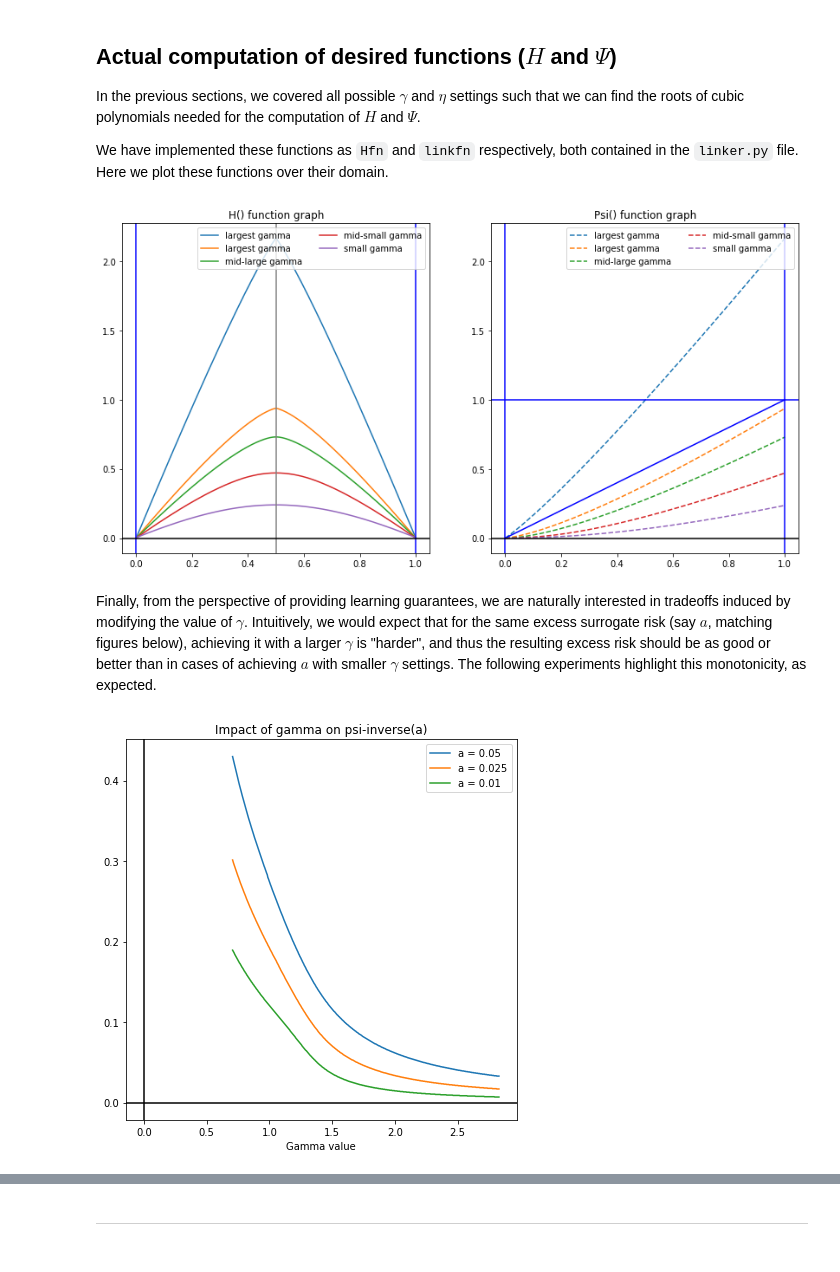
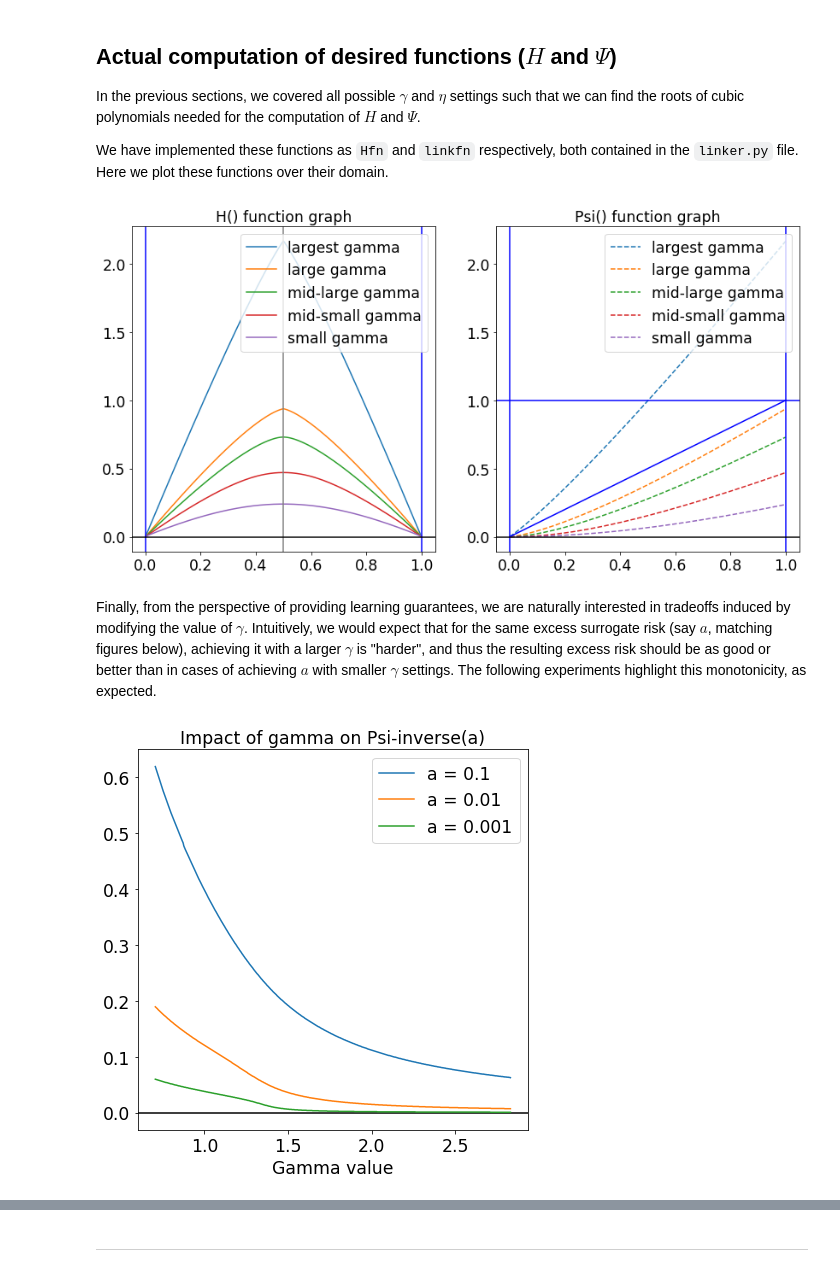
Before and after one commit to feedbackward/catcube, a Jupyter notebook: notebook.ipynb, the cells around one changed output, grey strips where cells are left out. Saved outputs shown, nothing was run; the diff lists cells and outputs as text; code cells hidden in the pictures.

```diff
--- a/notebook.ipynb
+++ b/notebook.ipynb
@@ -42,3 +42,6 @@ import linker as lnk
 # Image setup.
 saveImages = True
 imgDir = "img/"
+
+# Font size setup.
+FONTSIZE = "xx-large"
@@ -166,16 +205,17 @@ for i in range(len(gamvals)):
     linkvals = lnk.linkfn(theta=eta_range, gam=gamval)
     ax_1.plot(eta_range, Hvals, "-", label=gamlabel, color=gamcolour)
     ax_1.plot(eta_range, linkvals, "--", label=linklabel, color=gamcolour)
+    ax_1.tick_params(labelsize=FONTSIZE)
 
 plt.axvline(x=0.0, color="blue")
 plt.axvline(x=1.0, color="blue")
 plt.axhline(y=0, color="black")
-plt.title("Graphs of of H() and Psi() functions.")
-ax_1.legend(loc=1,ncol=2)
+plt.title("Graphs of of H() and Psi() functions.", size=FONTSIZE)
+ax_1.legend(loc=2,ncol=1, fontsize=FONTSIZE)
 plt.show()
 
 if saveImages:
-    myfig.savefig(imgDir+"Hfn_Linkfn_simplecase.pdf")
+    myfig.savefig(imgDir+"Hfn_Linkfn_simplecase.pdf", bbox_inches="tight")
 # %% [output]
 Small gamma = 0.282842712474619
 --
@@ -224,14 +264,15 @@ for i in range(len(gamvals)):
     ax_1.plot(eta_range,
               np.log(np.abs(discrimvals))*np.sign(discrimvals),
               "-", label=gamlabel)
+    ax_1.tick_params(labelsize=FONTSIZE)
 
-plt.title("(Log) Graph of (-1)*discriminant of (-) single-cube")
-plt.xlabel("Value of eta")
+plt.title("Log (-1)*discriminant of (-) single-cube", size=FONTSIZE)
+plt.xlabel("Value of eta", size=FONTSIZE)
 plt.axvline(x=0.0, color="blue")
 plt.axvline(x=1.0, color="blue")
 plt.axhline(y=0.0, color="black")
 plt.axvline(x=1/2, color="black")
-ax_1.legend(loc=1,ncol=2)
+ax_1.legend(loc=2,ncol=1, fontsize=FONTSIZE)
 
 ax_2 = myfig.add_subplot(1,2,2)
 
@@ -251,18 +292,19 @@ for i in range(len(gamvals)):
     ax_2.plot(eta_range,
               np.log(np.abs(discrimvals))*np.sign(discrimvals),
               "-", label=gamlabel)
+    ax_2.tick_params(labelsize=FONTSIZE)
 
-plt.title("(Log) Graph of (-1)*discriminant of (+) single-cube")
-plt.xlabel("Value of eta")
+plt.title("Log (-1)*discriminant of (+) single-cube", size=FONTSIZE)
+plt.xlabel("Value of eta", size=FONTSIZE)
 plt.axvline(x=0.0, color="blue")
 plt.axvline(x=1.0, color="blue")
 plt.axhline(y=0.0, color="black")
 plt.axvline(x=1/2, color="black")
-ax_2.legend(loc=1,ncol=2)
+ax_2.legend(loc=1,ncol=1, fontsize=FONTSIZE)
 plt.show()
 
 if saveImages:
-    myfig.savefig(imgDir+"discrimvals_singlecubes.pdf")
+    myfig.savefig(imgDir+"discrimvals_singlecubes.pdf", bbox_inches="tight")
 # %% [output]
 Small gamma = 0.8071067811865476
 Medium gamma = 1.4142135623730951
@@ -484,7 +530,7 @@ gamvals = [2*math.sqrt(2),
            math.sqrt(2)-0.4,
            math.sqrt(2)/2]
 gamlabels = ["largest gamma",
-             "largest gamma",
+             "large gamma",
              "mid-large gamma",
              "mid-small gamma",
              "small gamma"]
@@ -496,42 +542,44 @@ for i in range(len(gamvals)):
 
     Hvals = lnk.Hfn(eta=eta_range, gam=gamval)
     ax_1.plot(eta_range, Hvals, "-", label=gamlabel)
+    ax_1.tick_params(labelsize=FONTSIZE)
 
 plt.axvline(x=0.0, color="blue")
 plt.axvline(x=0.5, color="grey")
 plt.axvline(x=1.0, color="blue")
 plt.axhline(y=0, color="black")
-plt.title("H() function graph")
-ax_1.legend(loc=1,ncol=2)
+plt.title("H() function graph", size=FONTSIZE)
+ax_1.legend(loc=1,ncol=1, fontsize=FONTSIZE)
 
 
 ax_2 = myfig.add_subplot(1,2,2)
 
 for i in range(len(gamvals)):
 
     gamval = gamvals[i]
     gamlabel = gamlabels[i]
 
     linkvals = lnk.linkfn(theta=eta_range, gam=gamval)
     ax_2.plot(eta_range, linkvals, "--", label=gamlabel)
+    ax_2.tick_params(labelsize=FONTSIZE)
 
 
 ax_2.plot(eta_range, eta_range, "-", color="blue") # identity graph
 
 plt.axvline(x=0.0, color="blue")
 plt.axvline(x=1.0, color="blue")
 plt.axhline(y=0.0, color="black")
 plt.axhline(y=1.0, color="blue")
-plt.title("Psi() function graph")
-ax_2.legend(loc=1,ncol=2)
+plt.title("Psi() function graph", size=FONTSIZE)
+ax_2.legend(loc=1,ncol=1, fontsize=FONTSIZE)
 
 plt.show()
 
 
 if saveImages:
-    myfig.savefig(imgDir+"Hfn_Linkfn_generalcase.pdf")
+    myfig.savefig(imgDir+"Hfn_Linkfn_generalcase.pdf", bbox_inches="tight")
 # %% [output]
-[figure, old version]
+[figure, new version]
 # %% [markdown]
 Finally, from the perspective of providing learning guarantees, we are naturally interested in tradeoffs induced by modifying the value of $\gamma$. Intuitively, we would expect that for the same excess surrogate risk (say $a$, matching figures below), achieving it with a larger $\gamma$ is "harder", and thus the resulting excess risk should be as good or better than in cases of achieving $a$ with smaller $\gamma$ settings. The following experiments highlight this monotonicity, as expected.
 # %%
@@ -555,19 +604,20 @@ for a in a_vals:
 
     mydict[str(a)] = out
 # %%
-# Plot these results (which take a bit of time to compute):
+# Plot these results:
 myfig = plt.figure(figsize=(7,7))
 ax_1 = myfig.add_subplot(1,1,1)
 plt.axhline(y=0.0, color="black")
-plt.axvline(x=0.0, color="black")
-plt.title("Impact of gamma on psi-inverse(a)")
-plt.xlabel("Gamma value")
+#plt.axvline(x=0.0, color="black")
+plt.title("Impact of gamma on Psi-inverse(a)", size=FONTSIZE)
+plt.xlabel("Gamma value", size=FONTSIZE)
 for a in a_vals:
     ax_1.plot(gam_range, mydict[str(a)], label=("a = "+str(a)))
-ax_1.legend(loc=1,ncol=1)
+ax_1.tick_params(labelsize=FONTSIZE)
+ax_1.legend(loc=1,ncol=1, fontsize=FONTSIZE)
 plt.show()
 
 if saveImages:
-    myfig.savefig(imgDir+"gamma_inversepsi.pdf")
+    myfig.savefig(imgDir+"gamma_inversePsi.pdf", bbox_inches="tight")
 # %% [output]
-[figure, old version]
+[figure, new version]
```
Also changed, not shown: parts of 17 cells of this notebook, 3 other files.
